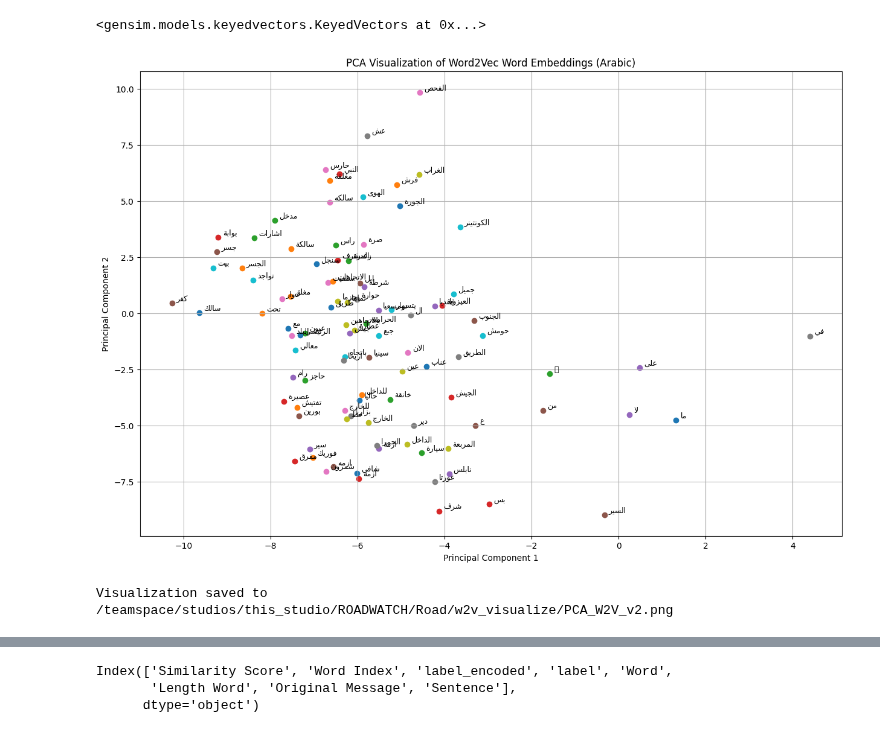
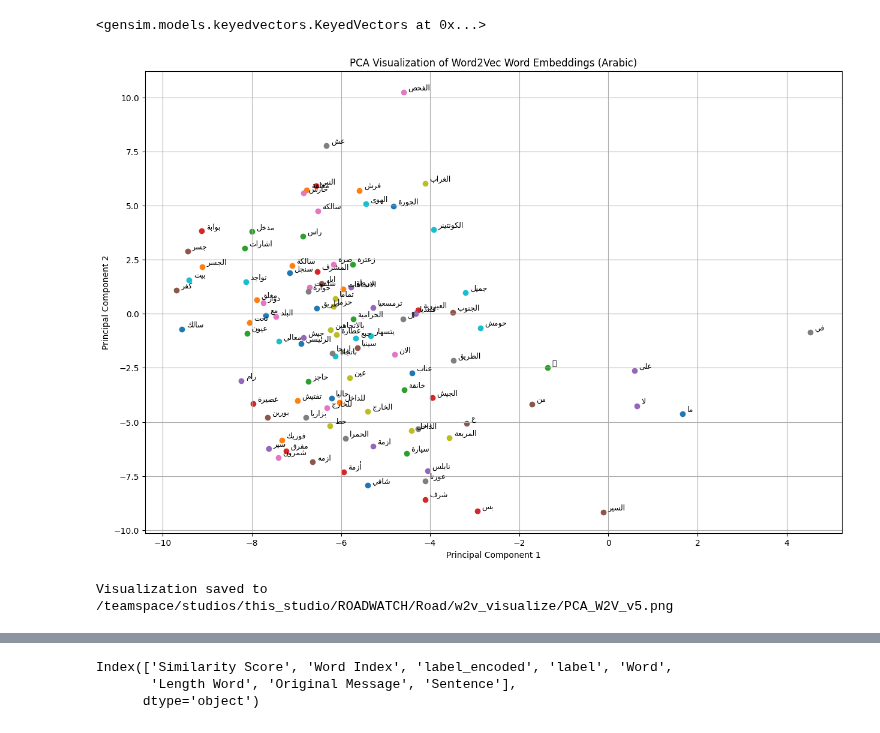
Before and after one commit to ehabsuliman/ROADWATCH, a Jupyter notebook: Road/RW.ipynb, the cells around one changed output, grey strips where cells are left out. Drawn from its saved outputs; the diff is of its cells as text; code cells hidden in the pictures.

```diff
--- a/Road/RW.ipynb
+++ b/Road/RW.ipynb
@@ -574,5 +578,5 @@ word_vectors.save("word2vec_v4.wordvectors")
 # %%
-wv = KeyedVectors.load('/teamspace/studios/this_studio/ROADWATCH/Road/word2vec_v4.wordvectors', mmap='r')
+wv = KeyedVectors.load('/teamspace/studios/this_studio/ROADWATCH/Road/word2vec_v5.wordvectors', mmap='r')
 # %%
 vector = wv
 
@@ -595,36 +599,36 @@ pca = PCA(n_components=2)
 reduced_vectors = pca.fit_transform(word_vectors)
 
 # Prepare reshaped Arabic words for proper display
 reshaped_words = [get_display(arabic_reshaper.reshape(word)) for word in words[:100]]  # Limit to first 100 words for clarity
 
 # Plot the results
 plt.figure(figsize=(15, 10))
 for i, word in enumerate(reshaped_words):
     plt.scatter(reduced_vectors[i, 0], reduced_vectors[i, 1])
     plt.text(
         reduced_vectors[i, 0] + 0.1,
         reduced_vectors[i, 1] + 0.1,
         word,
         fontsize=9,
         fontfamily="sans-serif",
     )
 
 plt.title("PCA Visualization of Word2Vec Word Embeddings (Arabic)")
 plt.xlabel("Principal Component 1")
 plt.ylabel("Principal Component 2")
 plt.grid(True)
 
 # Save the plot to a .png file
-output_file = "/teamspace/studios/this_studio/ROADWATCH/Road/w2v_visualize/PCA_W2V_v2.png"
+output_file = "/teamspace/studios/this_studio/ROADWATCH/Road/w2v_visualize/PCA_W2V_v5.png"
 plt.savefig(output_file, dpi=300, bbox_inches='tight')  # High resolution and tight layout
 
 # Show the plot
 plt.show()
 
 print(f"Visualization saved to {output_file}")
 # %% [output]
-[figure, old version]
+[figure, new version]
-Visualization saved to /teamspace/studios/this_studio/ROADWATCH/Road/w2v_visualize/PCA_W2V_v2.png
+Visualization saved to /teamspace/studios/this_studio/ROADWATCH/Road/w2v_visualize/PCA_W2V_v5.png
 # %%
 sims
 # %% [output]
```
Also changed, not shown: parts of 32 cells of this notebook.
